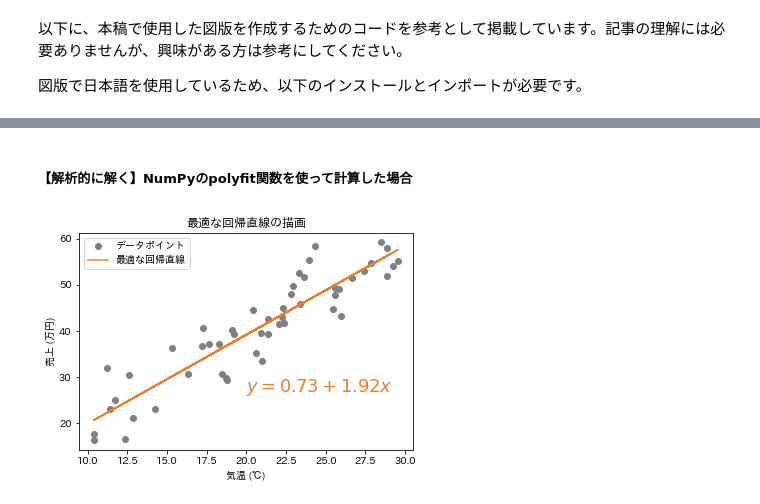
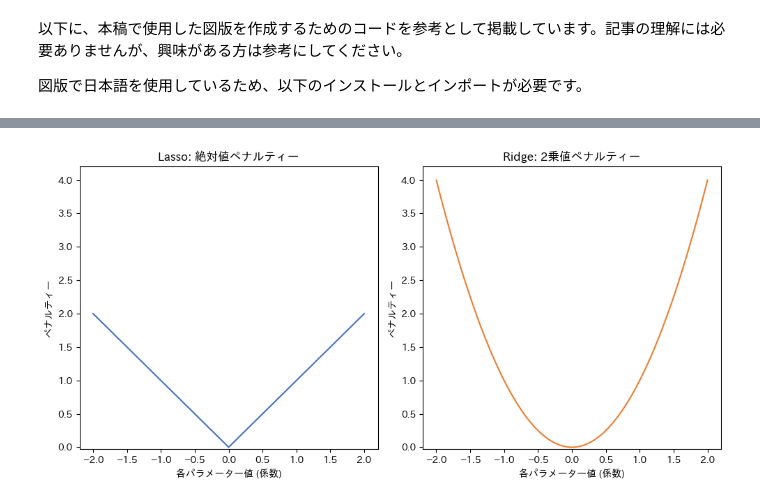
Before and after one commit to isshiki/machine-learning-with-python, a Jupyter notebook: 04_lasso_ridge_regression/04_lasso_ridge_regression.ipynb, the cells around one changed output, grey strips where cells are left out. Saved outputs shown, nothing was run; the diff lists cells and outputs as text; code cells hidden in the pictures.

```diff
--- a/04_lasso_ridge_regression/04_lasso_ridge_regression.ipynb
+++ b/04_lasso_ridge_regression/04_lasso_ridge_regression.ipynb
@@ -950,34 +268,41 @@ plt.show()
-# %% [markdown]
-##### 【解析的に解く】NumPyのpolyfit関数を使って計算した場合
-# %%
-import numpy as np
-
-# 仮のデータ生成
-np.random.seed(0)
-x = np.random.uniform(10, 30, 50)
-y = 2 * x + np.random.normal(0, 5, 50)
-
-# 線形回帰モデルの作成（NumPyのpolyfit関数を使用）
-coef = np.polyfit(x, y, 1)
-
-# 最適な傾きと切片の取得
-beta_0_optimal = coef[1]  # 切片
-beta_1_optimal = coef[0]  # 傾き
-
-# 最適な回帰直線に基づいて予測された y 値を計算
-y_pred_optimal = beta_0_optimal + beta_1_optimal * x
-
-# 回帰直線の数式
-equation_text = f'$y = {beta_0_optimal:.2f} + {beta_1_optimal:.2f}x$'
-plt.text(20, 30, equation_text, color='#ED7D31', fontsize=18, fontweight='bold', verticalalignment='top')
-
-# 最適な直線のプロット
-plt.scatter(x, y, label='データポイント', color='gray')
-plt.plot(x, y_pred_optimal, label='最適な回帰直線', color='#ED7D31')
-plt.xlabel('気温 (℃)')
-plt.ylabel('売上 (万円)')
-plt.title('最適な回帰直線の描画')
-plt.legend()
-plt.show()
-# %% [output]
-[figure, removed]
+# %%
+import numpy as np
+import matplotlib.pyplot as plt
+
+# グラフ設定
+fig, axes = plt.subplots(1, 2, figsize=(10, 5))
+weights = np.linspace(-2, 2, 101)
+# print(weights)
+
+# Lassoペナルティー
+def lasso_penalty(w):
+    return np.abs(w)
+
+# Ridgeペナルティー
+def ridge_penalty(w):
+    return w**2
+
+lasso_penalties = [lasso_penalty(w) for w in weights]
+ridge_penalties = [ridge_penalty(w) for w in weights]
+
+# サブプロット1: Lasso回帰
+axes[0].plot(weights, lasso_penalties, label='Lasso (L1)', color='#4472C4')
+axes[0].set_title('Lasso: 絶対値ペナルティー')
+axes[0].set_xlabel('各パラメーター値 (係数)')
+axes[0].set_ylabel('ペナルティー')
+axes[0].set_xlim(-2.2, 2.2)
+axes[0].set_ylim(-0.03, 4.2)
+
+# サブプロット2: Ridge回帰
+axes[1].plot(weights, ridge_penalties, label='Ridge (L2)', color='#ED7D31')
+axes[1].set_title('Ridge: 2乗値ペナルティー')
+axes[1].set_xlabel('各パラメーター値 (係数)')
+axes[1].set_ylabel('ペナルティー')
+axes[1].set_xlim(-2.2, 2.2)
+axes[1].set_ylim(-0.03, 4.2)
+
+# レイアウト調整
+plt.tight_layout()
+plt.show()
+# %% [output]
+[figure, added]
```
Also changed, not shown: parts of 58 cells of this notebook.
